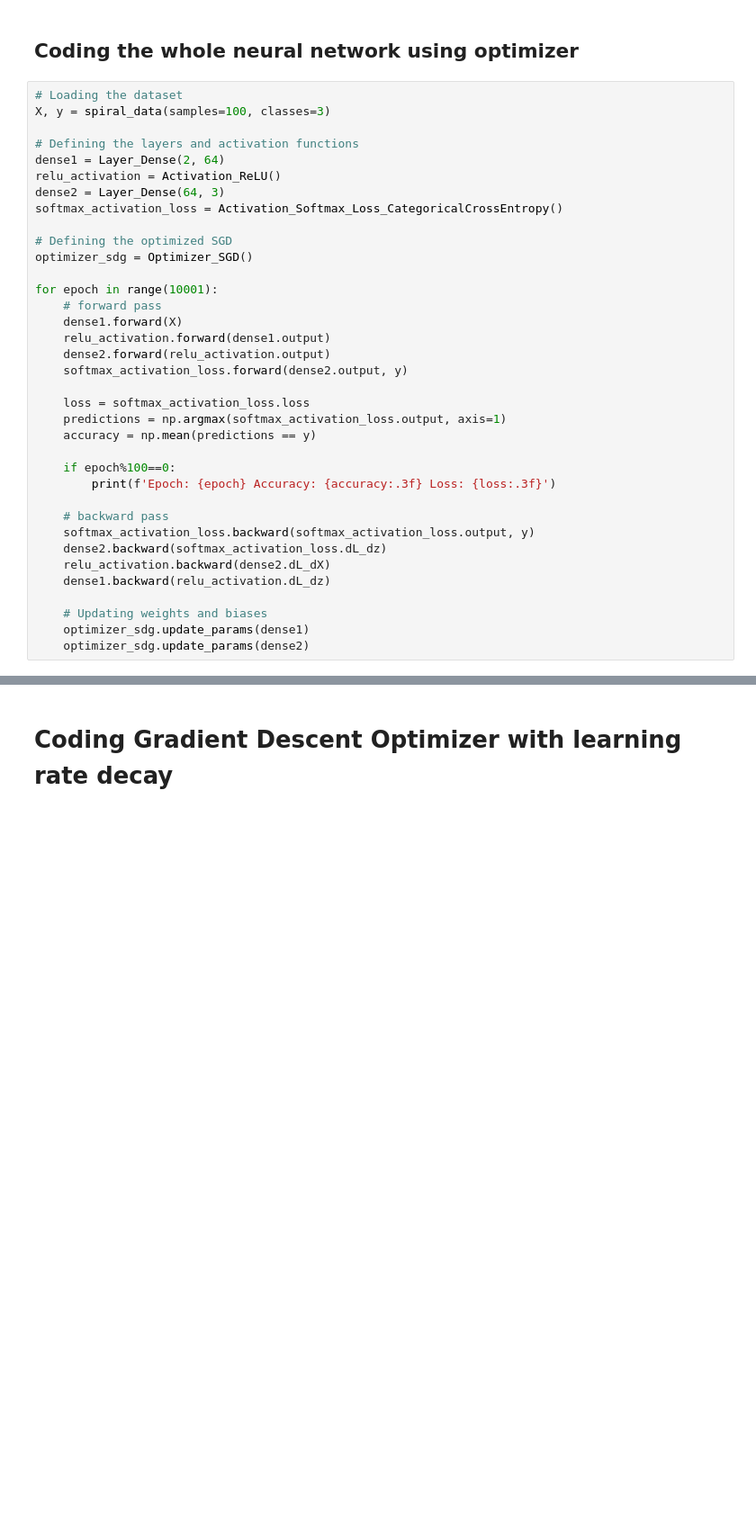
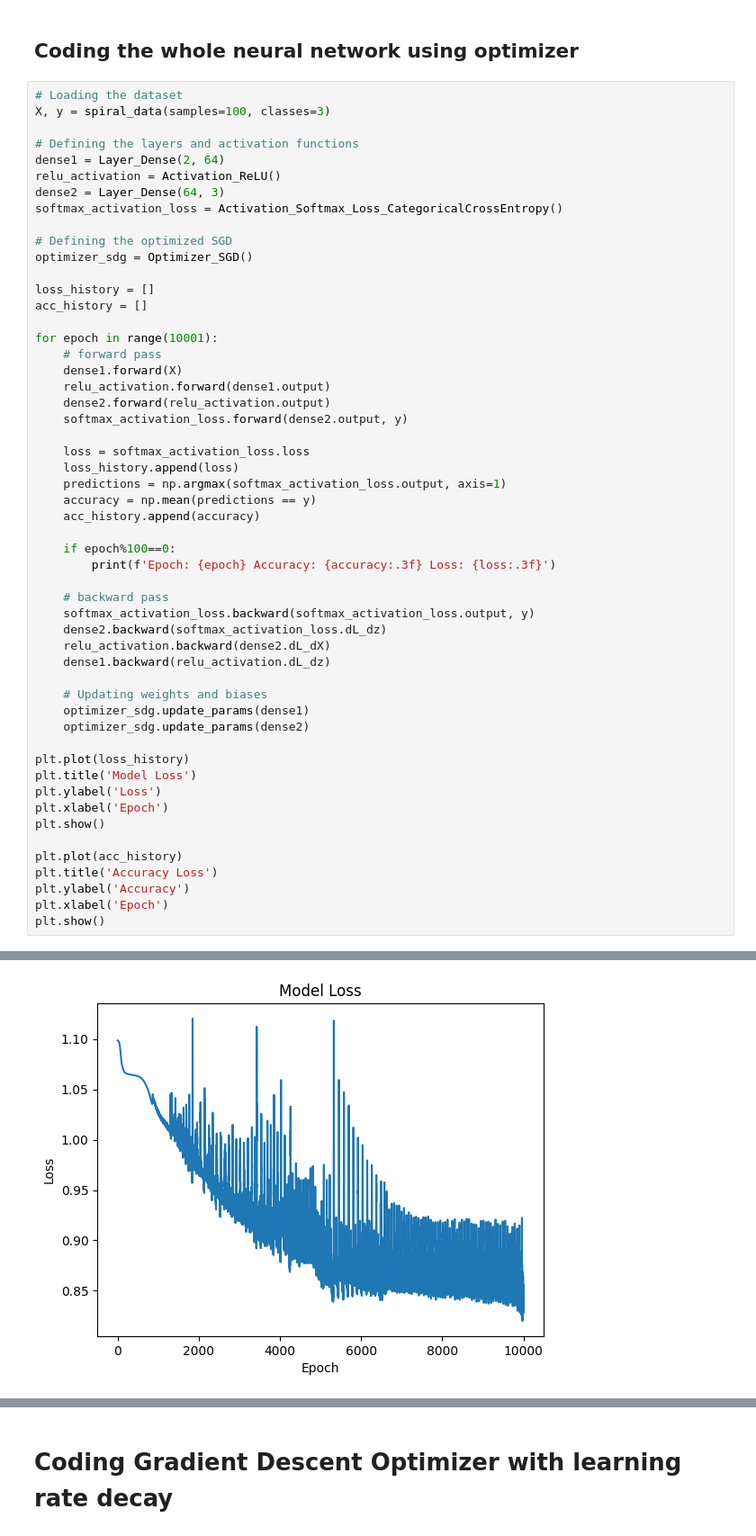
Before and after one commit to patilmanas04/Neural-Networks-from-Scratch, a Jupyter notebook: Backpropagation_and_coding_the_building_blocks_for_backpropagation.ipynb, the cells around one changed output, grey strips where cells are left out. Shown at 90% size. Saved outputs shown, nothing was run; the diff lists cells and outputs as text; blank space fills up the shorter version.

Commit message:
Add momentum in the SGD Optimizer and add graphs to visualize the learning process with different SGD Opimizers

```diff
--- a/Backpropagation_and_coding_the_building_blocks_for_backpropagation.ipynb
+++ b/Backpropagation_and_coding_the_building_blocks_for_backpropagation.ipynb
@@ -299,6 +299,9 @@ softmax_activation_loss = Activation_Softmax_Loss_CategoricalCrossEntropy()
 # Defining the optimized SGD
 optimizer_sdg = Optimizer_SGD()
 
+loss_history = []
+acc_history = []
+
 for epoch in range(10001):
     # forward pass
     dense1.forward(X)
@@ -307,8 +310,10 @@ for epoch in range(10001):
     softmax_activation_loss.forward(dense2.output, y)
 
     loss = softmax_activation_loss.loss
+    loss_history.append(loss)
     predictions = np.argmax(softmax_activation_loss.output, axis=1)
     accuracy = np.mean(predictions == y)
+    acc_history.append(accuracy)
 
     if epoch%100==0:
         print(f'Epoch: {epoch} Accuracy: {accuracy:.3f} Loss: {loss:.3f}')
@@ -322,4 +327,16 @@ for epoch in range(10001):
     # Updating weights and biases
     optimizer_sdg.update_params(dense1)
     optimizer_sdg.update_params(dense2)
+
+plt.plot(loss_history)
+plt.title('Model Loss')
+plt.ylabel('Loss')
+plt.xlabel('Epoch')
+plt.show()
+
+plt.plot(acc_history)
+plt.title('Accuracy Loss')
+plt.ylabel('Accuracy')
+plt.xlabel('Epoch')
+plt.show()
 # %% [output]
@@ -342,0 +360 @@ Epoch: 10000 Accuracy: 0.680 Loss: 0.628
+[figure, added]
```
Also changed, not shown: parts of 12 cells of this notebook, 1 other file.
